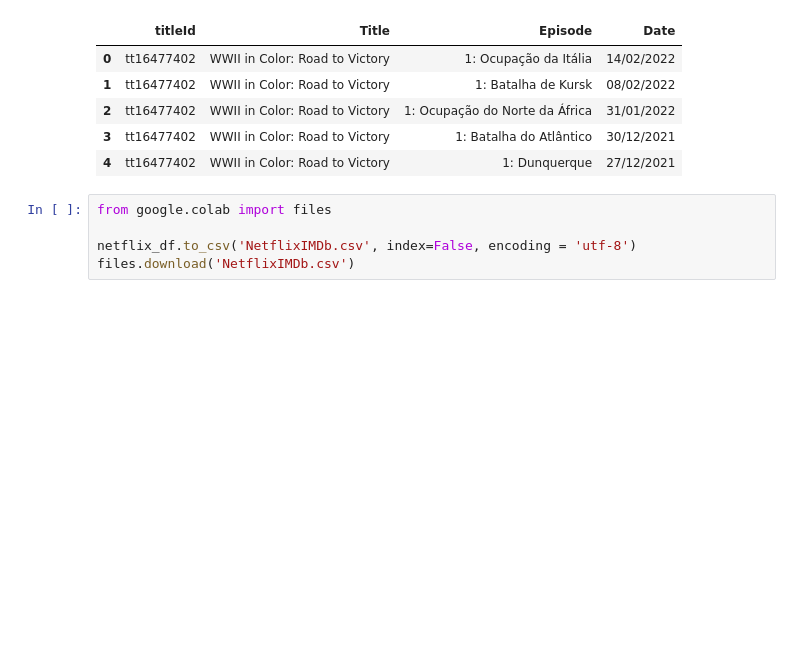
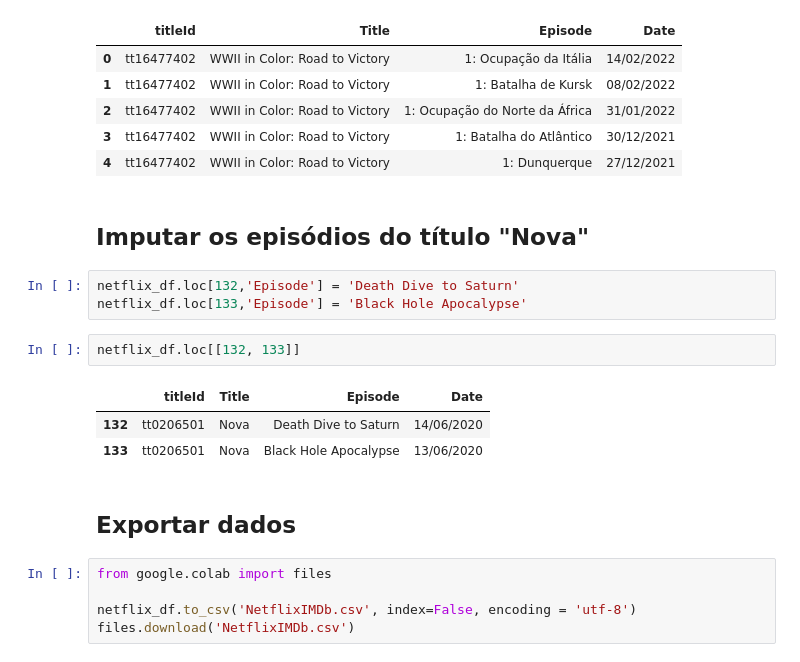
Before and after one commit to vichShir/netflix-analysis, a Jupyter notebook: notebooks/Netflix_Analysis.ipynb, the cells around one changed output. Cells and saved outputs as stored; diff of their text form; blank space fills up the shorter version.

Commit message:
Corrigido: linhas do título Nova sem o nome do episódio

```diff
--- a/notebooks/Netflix_Analysis.ipynb
+++ b/notebooks/Netflix_Analysis.ipynb
@@ -497,6 +497,19 @@ netflix_df.head()
 | 2 | tt16477402 | WWII in Color: Road to Victory | 1: Ocupação do Norte da África | 31/01/2022 |
 | 3 | tt16477402 | WWII in Color: Road to Victory | 1: Batalha do Atlântico | 30/12/2021 |
 | 4 | tt16477402 | WWII in Color: Road to Victory | 1: Dunquerque | 27/12/2021 |
+# %% [markdown]
+## Imputar os episódios do título "Nova"
+# %%
+netflix_df.loc[132,'Episode'] = 'Death Dive to Saturn'
+netflix_df.loc[133,'Episode'] = 'Black Hole Apocalypse'
+# %%
+netflix_df.loc[[132, 133]]
+# %% [output]
+|  | titleId | Title | Episode | Date |
+| 132 | tt0206501 | Nova | Death Dive to Saturn | 14/06/2020 |
+| 133 | tt0206501 | Nova | Black Hole Apocalypse | 13/06/2020 |
+# %% [markdown]
+## Exportar dados
 # %%
 from google.colab import files
 
```
Also changed, not shown: 1 other file.
